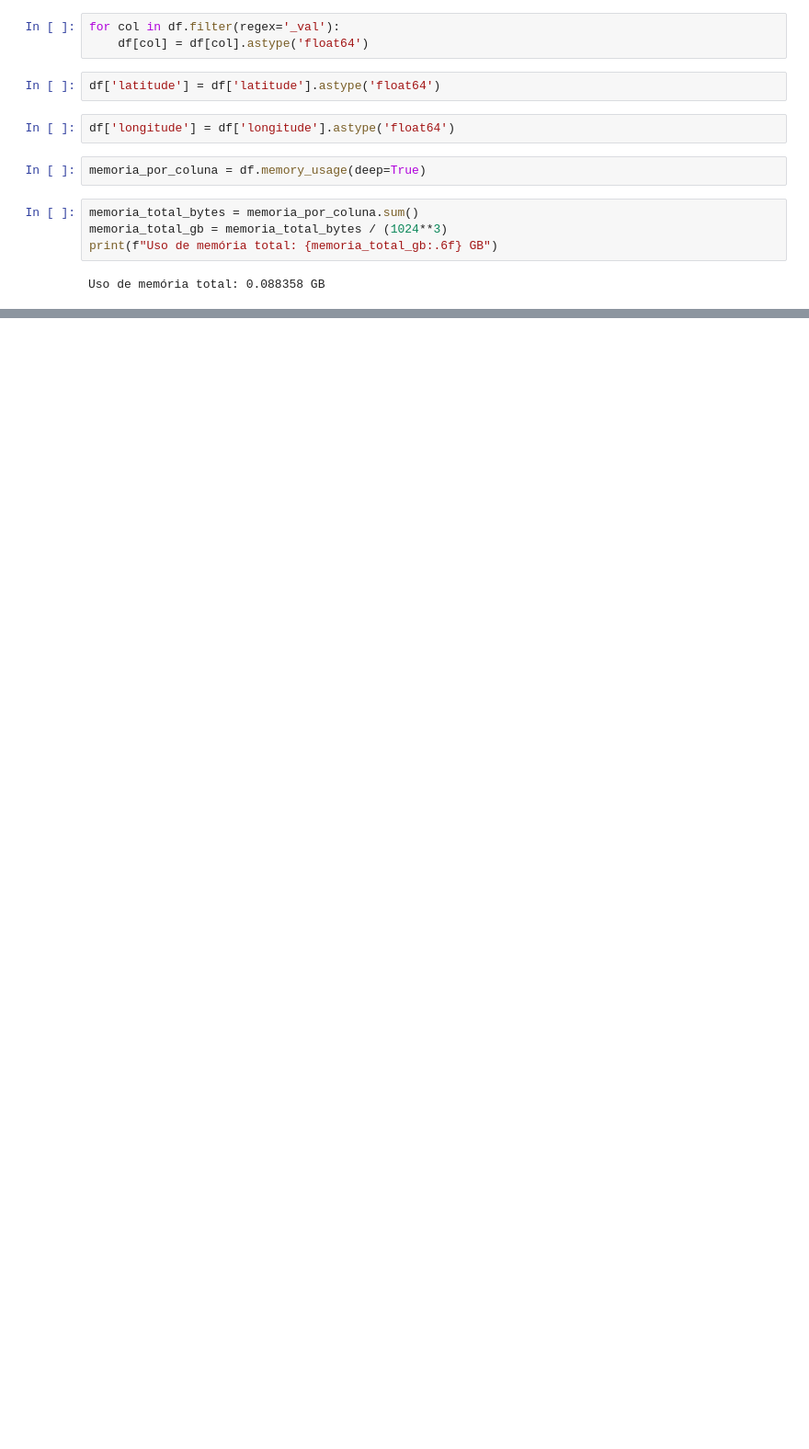
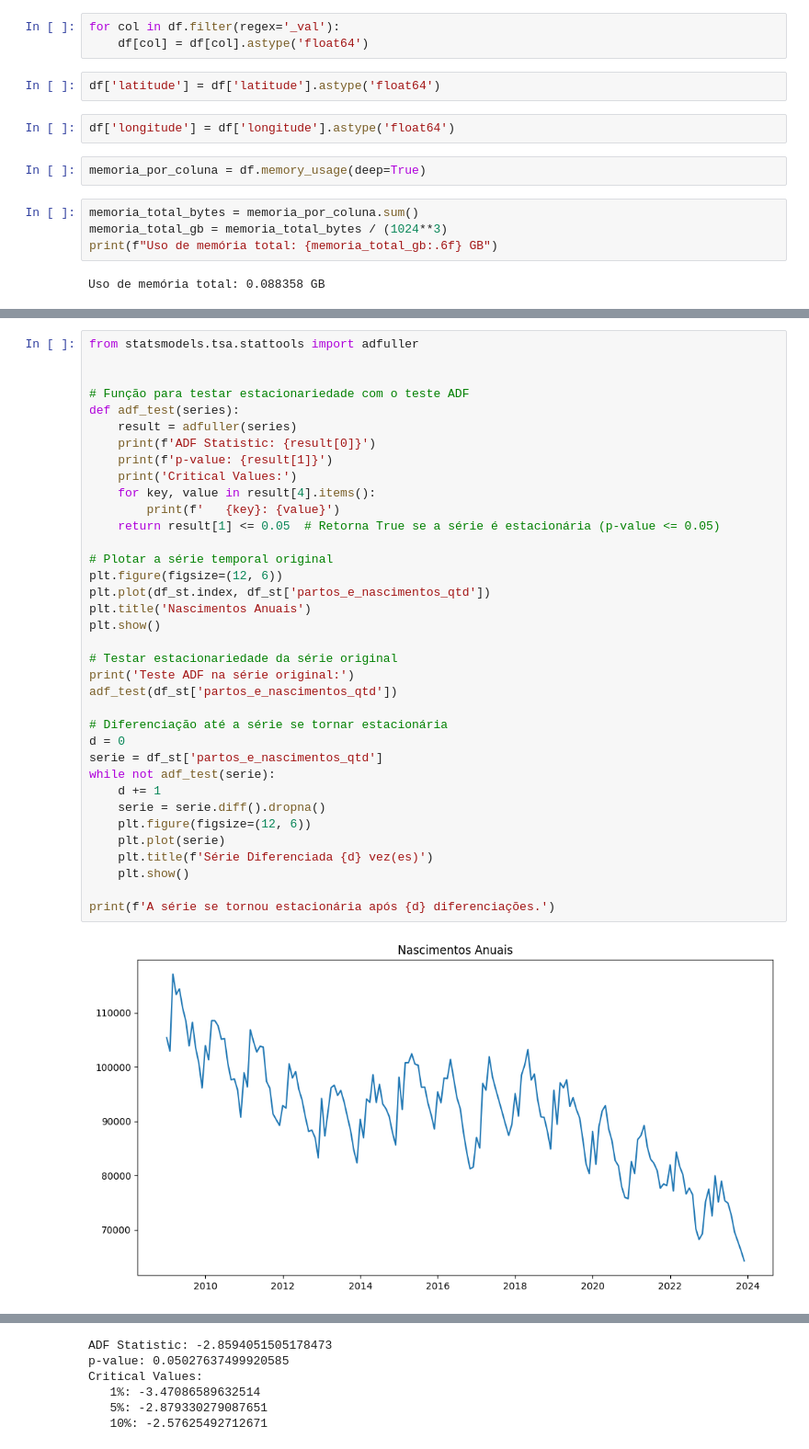
Before and after one commit to linocesar/desafio_ciencia_dados_2, a Jupyter notebook: exploracao.ipynb, the cells around one changed output, grey strips where cells are left out. Shown at 92% size. Saved outputs shown, nothing was run; the diff lists cells and outputs as text; blank space fills up the shorter version.

Commit message:
Add análise de série temporal

```diff
--- a/exploracao.ipynb
+++ b/exploracao.ipynb
@@ -260,0 +349,38 @@ df.describe()
+# %%
+from statsmodels.tsa.stattools import adfuller
+
+
+# Função para testar estacionariedade com o teste ADF
+def adf_test(series):
+    result = adfuller(series)
+    print(f'ADF Statistic: {result[0]}')
+    print(f'p-value: {result[1]}')
+    print('Critical Values:')
+    for key, value in result[4].items():
+        print(f'   {key}: {value}')
+    return result[1] <= 0.05  # Retorna True se a série é estacionária (p-value <= 0.05)
+
+# Plotar a série temporal original
+plt.figure(figsize=(12, 6))
+plt.plot(df_st.index, df_st['partos_e_nascimentos_qtd'])
+plt.title('Nascimentos Anuais')
+plt.show()
+
+# Testar estacionariedade da série original
+print('Teste ADF na série original:')
+adf_test(df_st['partos_e_nascimentos_qtd'])
+
+# Diferenciação até a série se tornar estacionária
+d = 0
+serie = df_st['partos_e_nascimentos_qtd']
+while not adf_test(serie):
+    d += 1
+    serie = serie.diff().dropna()
+    plt.figure(figsize=(12, 6))
+    plt.plot(serie)
+    plt.title(f'Série Diferenciada {d} vez(es)')
+    plt.show()
+
+print(f'A série se tornou estacionária após {d} diferenciações.')
+# %% [output]
+[figure, added]
@@ -260,0 +401,6 @@ df.describe()
+ADF Statistic: -2.8594051505178473
+p-value: 0.05027637499920585
+Critical Values:
+   1%: -3.47086589632514
+   5%: -2.879330279087651
+   10%: -2.57625492712671
```
Also changed, not shown: parts of 20 cells of this notebook, 6 other files.
